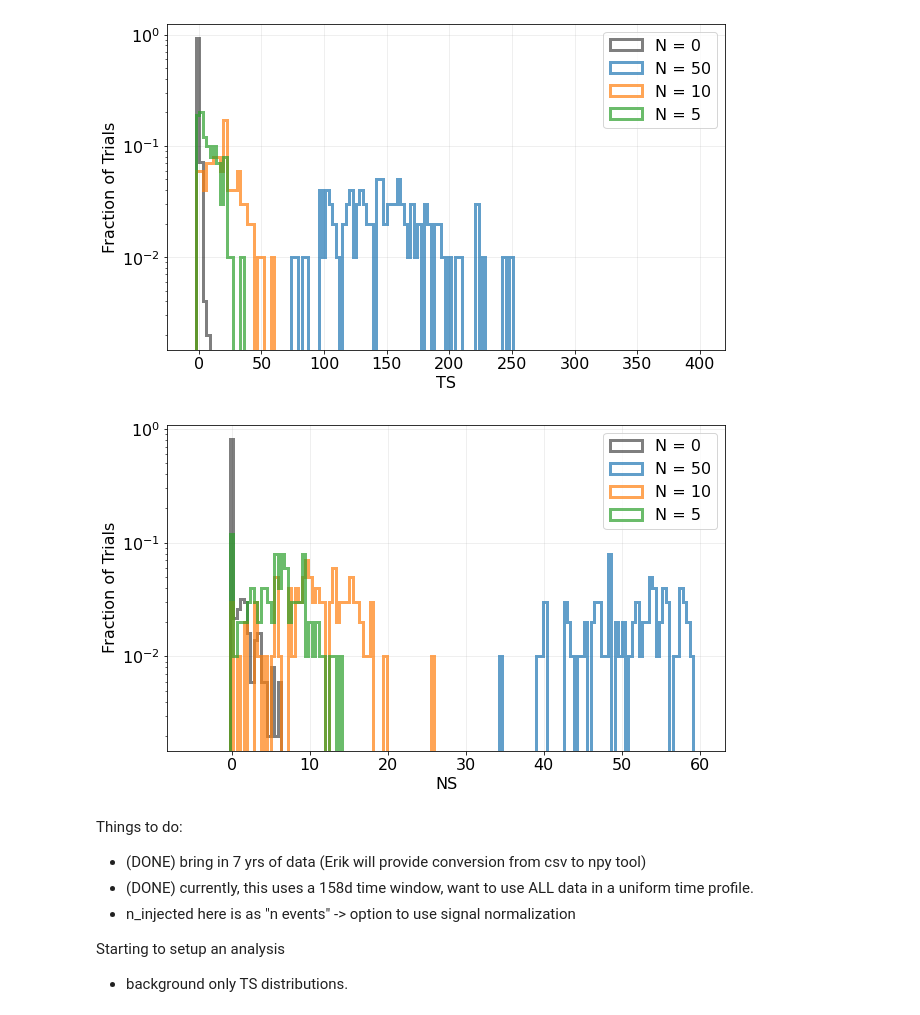
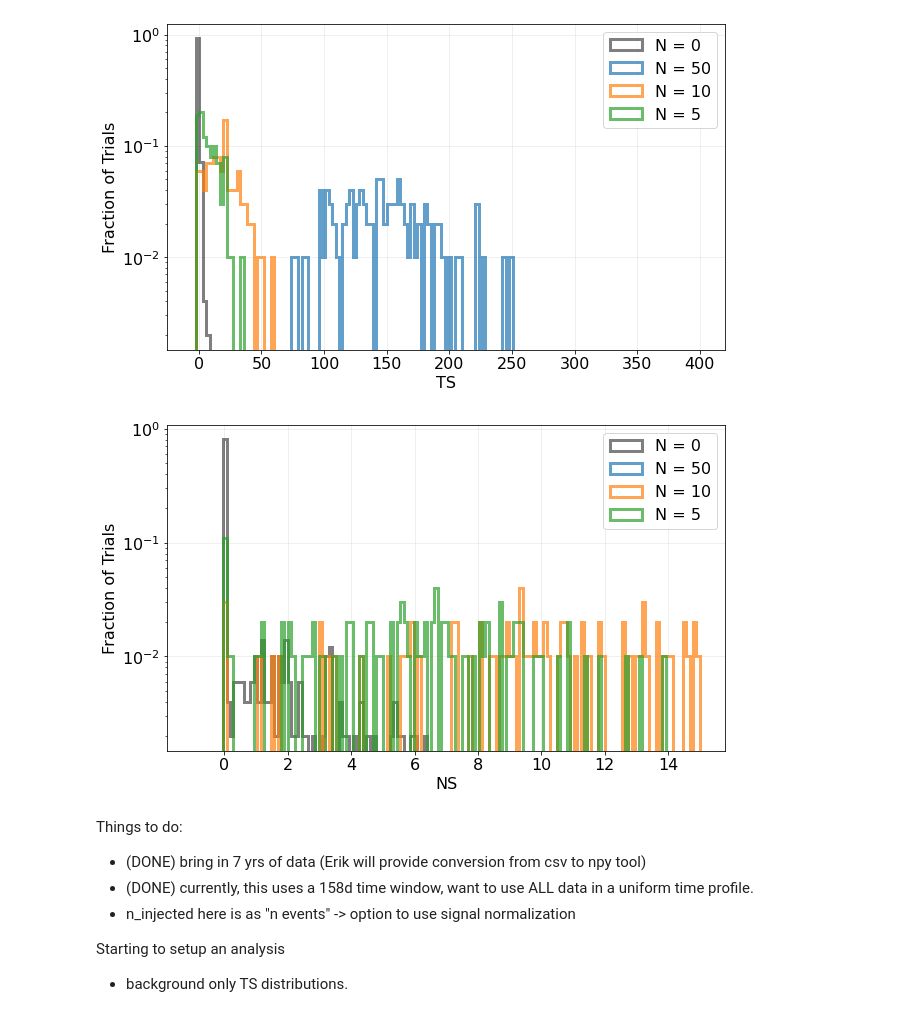
Before and after one commit to BryanFRezende/IceCube-Point-Source-Analysis, a Jupyter notebook: mla_analysis_v2.ipynb, the cells around one changed output. Drawn from its saved outputs; the diff is of its cells as text; code cells hidden in the pictures.

```diff
--- a/mla_analysis_v2.ipynb
+++ b/mla_analysis_v2.ipynb
@@ -78,7 +83,7 @@ def read_mc(file, n_keep = 50000):
     return sim
 
 # Fix the 7yr data release good run lists, add livetime, events per run, and a psudeo-run number
-def fix_grl(data = data,raw_grl = raw_grl):
+def fix_grl(data, raw_grl):
     grl_run_index, counts = np.unique(np.searchsorted(raw_grl['start'], data['time']), return_counts=True)
     pad_counts = np.zeros(len(raw_grl),dtype=int)
     for idx,thiscnt in zip(grl_run_index,counts):
@@ -453,7 +544,7 @@ ax.tick_params(which='both', labelsize=16)
 # %%
 # Plot the best fit ns
 fig, ax = plt.subplots(figsize=(10,6))
-bins = np.linspace(-5, 60, 150)
+bins = np.linspace(-1, 15, 150)
 
 ax.hist(ns_bg,
         bins = bins,
@@ -470,34 +561,34 @@ ax.hist(ns_50,
         weights = np.ones_like(ns_50)/len(ns_50),
         histtype = 'step',
         linewidth = 3,
         alpha = 0.7,
         label = r'N = 50')
 
 ax.hist(ns_10,
         bins = bins,
         weights = np.ones_like(ns_10)/len(ns_10),
         histtype = 'step',
         linewidth = 3,
         alpha = 0.7,
         label = r'N = 10')
 
 ax.hist(ns_5,
         bins = bins,
         weights = np.ones_like(ns_5)/len(ns_5),
         histtype = 'step',
         linewidth = 3,
         alpha = 0.7,
         label = r'N = 5')
 
 ax.legend(loc='upper right', fontsize=16,)
 plt.yscale('log')
 ax.grid(alpha=0.25)
 #ax.set_xlim(bins.min(), bins.max())
 ax.set_xlabel("NS", fontsize=16)
 ax.set_ylabel("Fraction of Trials", fontsize=16)
 ax.tick_params(which='both', labelsize=16)
 # %% [output]
-[figure, old version]
+[figure, new version]
 # %% [markdown]
 Things to do:
 * (DONE) bring in 7 yrs of data (Erik will provide conversion from csv to npy tool)
```
Also changed, not shown: parts of 6 cells of this notebook.
